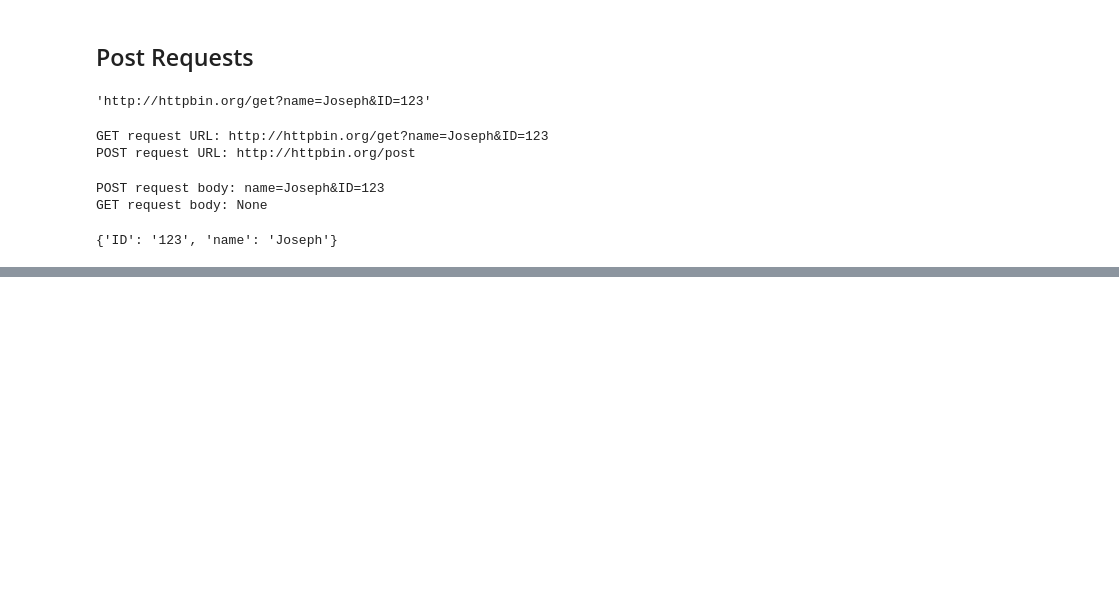
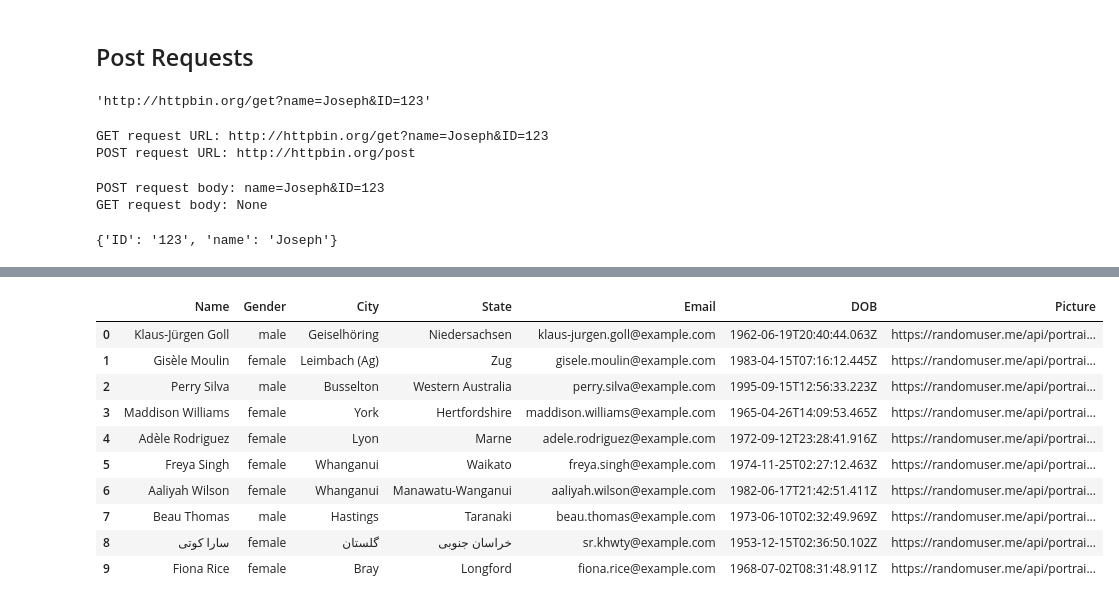
Before and after one commit to alirezaghorbani1983/IBM-DATA-SCIENCE, a Jupyter notebook: python_IBM.ipynb, the cells around one changed output, grey strips where cells are left out. Cells and saved outputs as stored; diff of their text form; code cells hidden in the pictures; blank space fills up the shorter version.

Commit message:
RandomUser API

```diff
--- a/python_IBM.ipynb
+++ b/python_IBM.ipynb
@@ -265,0 +294,2 @@ r_post.json()['form']
+# %%
+some_list = r.generate_users(10)
@@ -265,0 +311,3 @@ r_post.json()['form']
+# %%
+for user in some_list:
+    print (user.get_full_name()," ",user.get_email())
@@ -265,0 +325,4 @@ r_post.json()['form']
+# %%
+## Write your code here
+for user in some_list:
+    print (user.get_picture())
@@ -265,0 +340,22 @@ r_post.json()['form']
+# %%
+def get_users():
+    users =[]
+
+    for user in RandomUser.generate_users(10):
+        users.append({"Name":user.get_full_name(),"Gender":user.get_gender(),"City":user.get_city(),"State":user.get_state(),"Email":user.get_email(), "DOB":user.get_dob(),"Picture":user.get_picture()})
+
+    return pd.DataFrame(users)
+# %%
+get_users()
+# %% [output]
+|  | Name | Gender | City | State | Email | DOB | Picture |
+| 0 | Klaus-Jürgen Goll | male | Geiselhöring | Niedersachsen | klaus-jurgen.goll@example.com | 1962-06-19T20:40:44.063Z | https://randomuser.me/api/portrai... |
+| 1 | Gisèle Moulin | female | Leimbach (Ag) | Zug | gisele.moulin@example.com | 1983-04-15T07:16:12.445Z | https://randomuser.me/api/portrai... |
+| 2 | Perry Silva | male | Busselton | Western Australia | perry.silva@example.com | 1995-09-15T12:56:33.223Z | https://randomuser.me/api/portrai... |
+| 3 | Maddison Williams | female | York | Hertfordshire | maddison.williams@example.com | 1965-04-26T14:09:53.465Z | https://randomuser.me/api/portrai... |
+| 4 | Adèle Rodriguez | female | Lyon | Marne | adele.rodriguez@example.com | 1972-09-12T23:28:41.916Z | https://randomuser.me/api/portrai... |
+| 5 | Freya Singh | female | Whanganui | Waikato | freya.singh@example.com | 1974-11-25T02:27:12.463Z | https://randomuser.me/api/portrai... |
+| 6 | Aaliyah Wilson | female | Whanganui | Manawatu-Wanganui | aaliyah.wilson@example.com | 1982-06-17T21:42:51.411Z | https://randomuser.me/api/portrai... |
+| 7 | Beau Thomas | male | Hastings | Taranaki | beau.thomas@example.com | 1973-06-10T02:32:49.969Z | https://randomuser.me/api/portrai... |
+| 8 | سارا کوتی | female | گلستان | خراسان جنوبی | sr.khwty@example.com | 1953-12-15T02:36:50.102Z | https://randomuser.me/api/portrai... |
+| 9 | Fiona Rice | female | Bray | Longford | fiona.rice@example.com | 1968-07-02T08:31:48.911Z | https://randomuser.me/api/portrai... |
```
Also changed, not shown: parts of 8 cells of this notebook.
